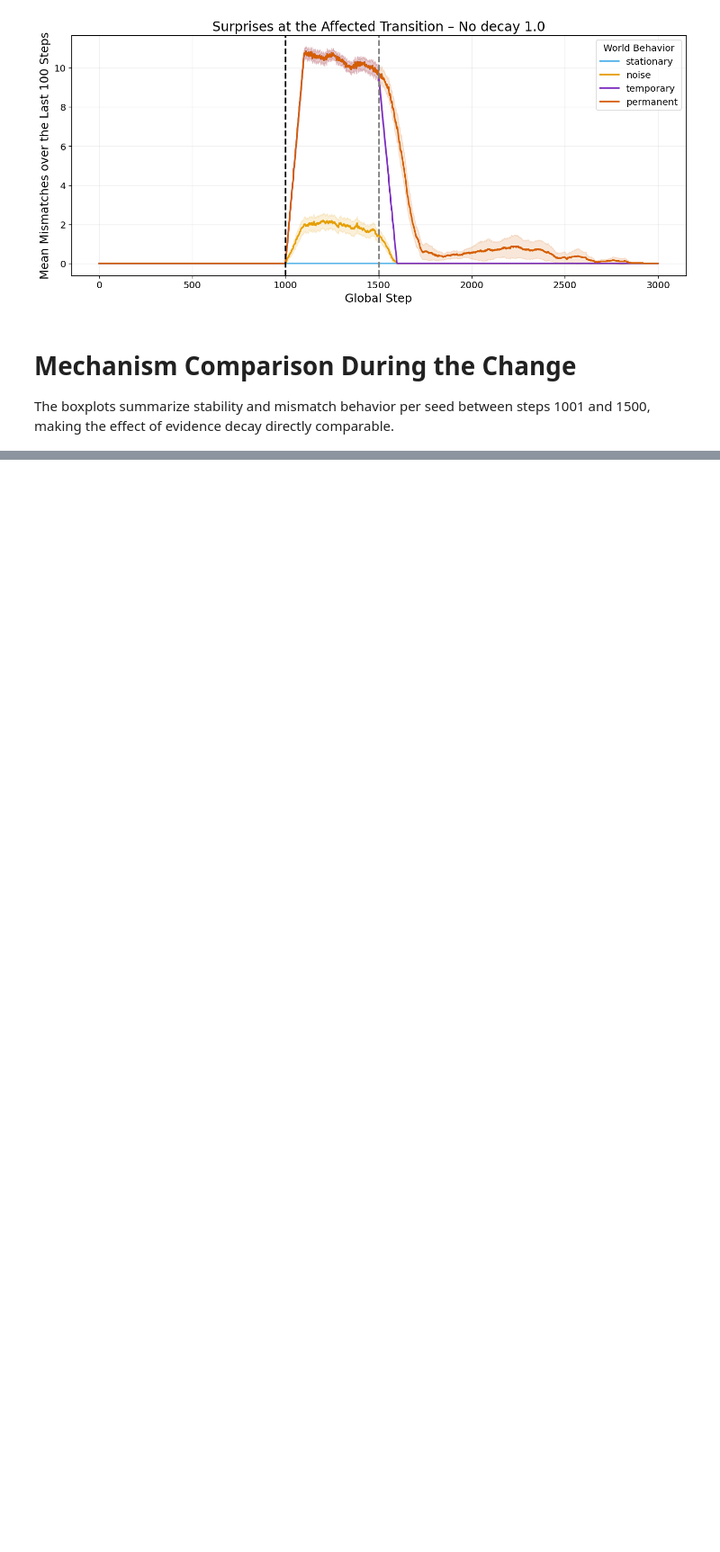
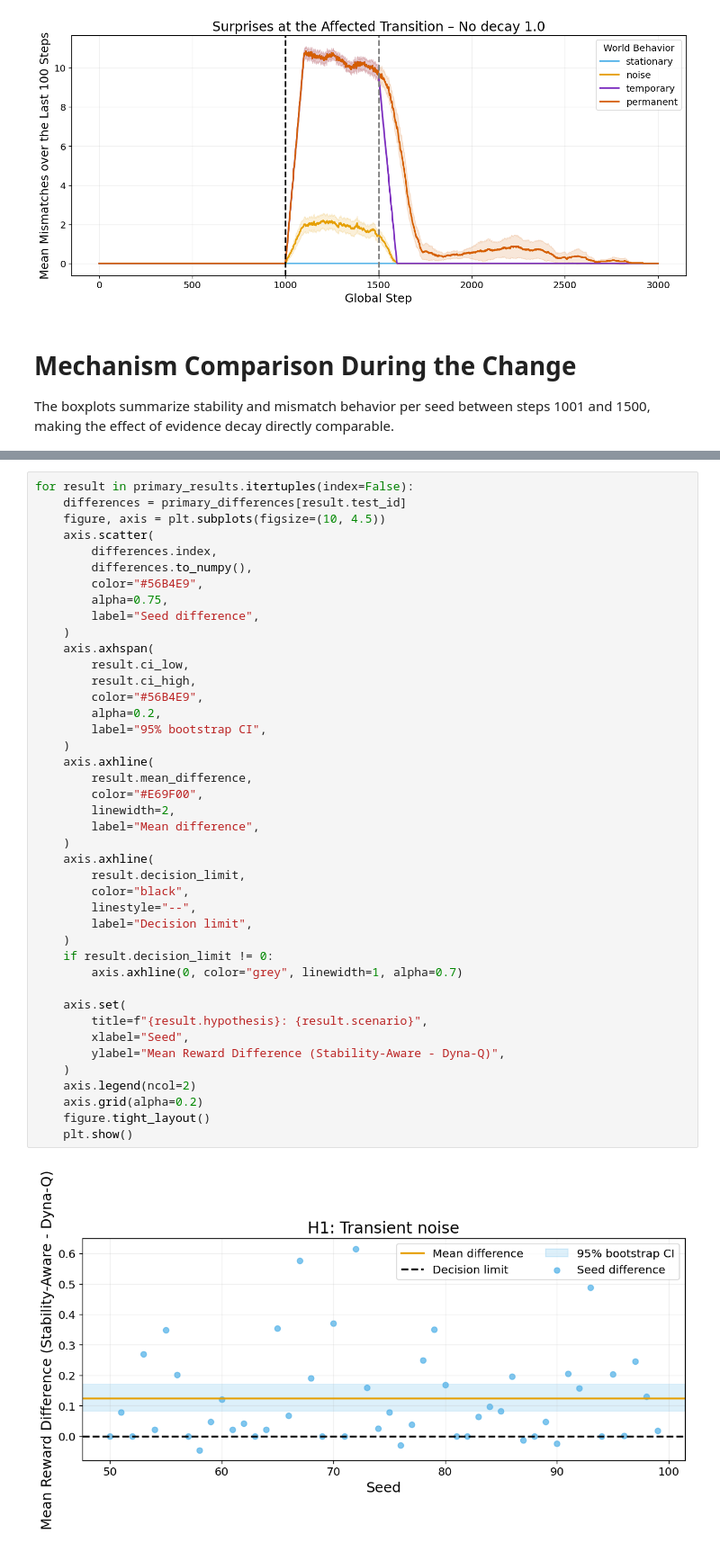
Before and after one commit to MerlinRoechert/structural-change-dyna-q, a Jupyter notebook: analysis/notebook/experiment_analysis.ipynb, the cells around one changed output, grey strips where cells are left out. Shown at 90% size. Cells and saved outputs as stored; diff of their text form; blank space fills up the shorter version.

Commit message:
Notebook for hyp test

```diff
--- a/analysis/notebook/experiment_analysis.ipynb
+++ b/analysis/notebook/experiment_analysis.ipynb
@@ -882,0 +1178,44 @@ display(
+# %%
+for result in primary_results.itertuples(index=False):
+    differences = primary_differences[result.test_id]
+    figure, axis = plt.subplots(figsize=(10, 4.5))
+    axis.scatter(
+        differences.index,
+        differences.to_numpy(),
+        color="#56B4E9",
+        alpha=0.75,
+        label="Seed difference",
+    )
+    axis.axhspan(
+        result.ci_low,
+        result.ci_high,
+        color="#56B4E9",
+        alpha=0.2,
+        label="95% bootstrap CI",
+    )
+    axis.axhline(
+        result.mean_difference,
+        color="#E69F00",
+        linewidth=2,
+        label="Mean difference",
+    )
+    axis.axhline(
+        result.decision_limit,
+        color="black",
+        linestyle="--",
+        label="Decision limit",
+    )
+    if result.decision_limit != 0:
+        axis.axhline(0, color="grey", linewidth=1, alpha=0.7)
+
+    axis.set(
+        title=f"{result.hypothesis}: {result.scenario}",
+        xlabel="Seed",
+        ylabel="Mean Reward Difference (Stability-Aware - Dyna-Q)",
+    )
+    axis.legend(ncol=2)
+    axis.grid(alpha=0.2)
+    figure.tight_layout()
+    plt.show()
+# %% [output]
+[figure, added]
```
Also changed, not shown: parts of 11 cells of this notebook.
